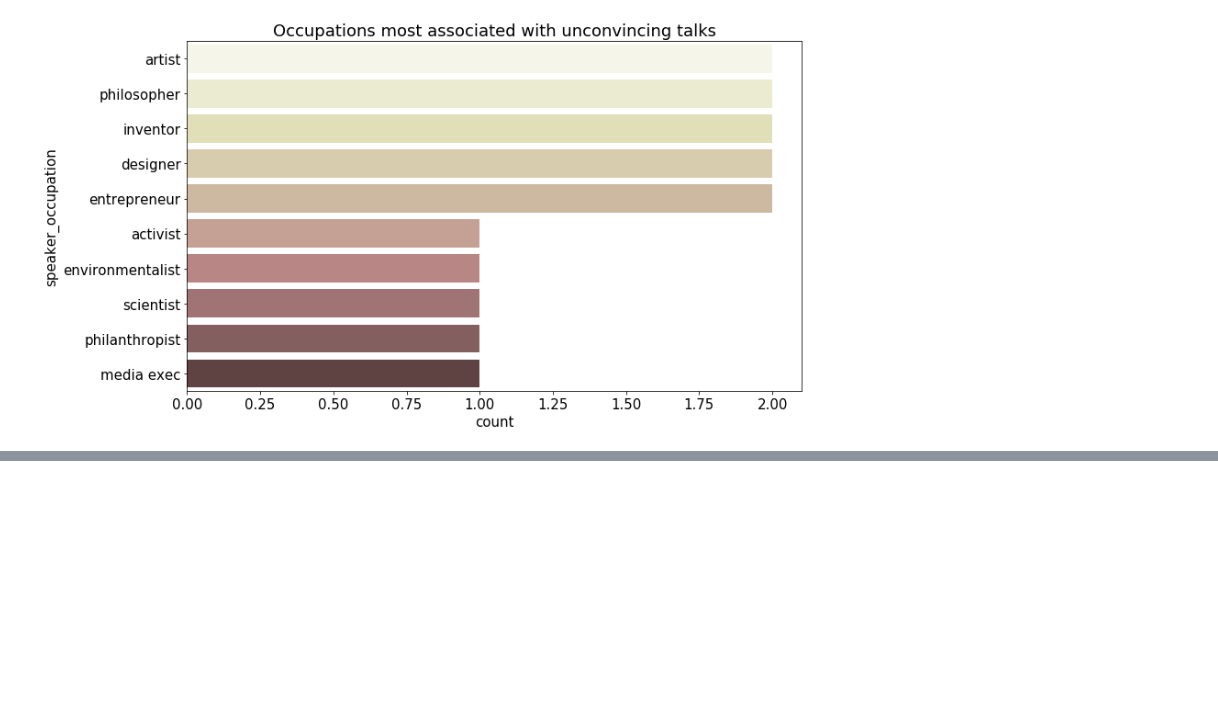
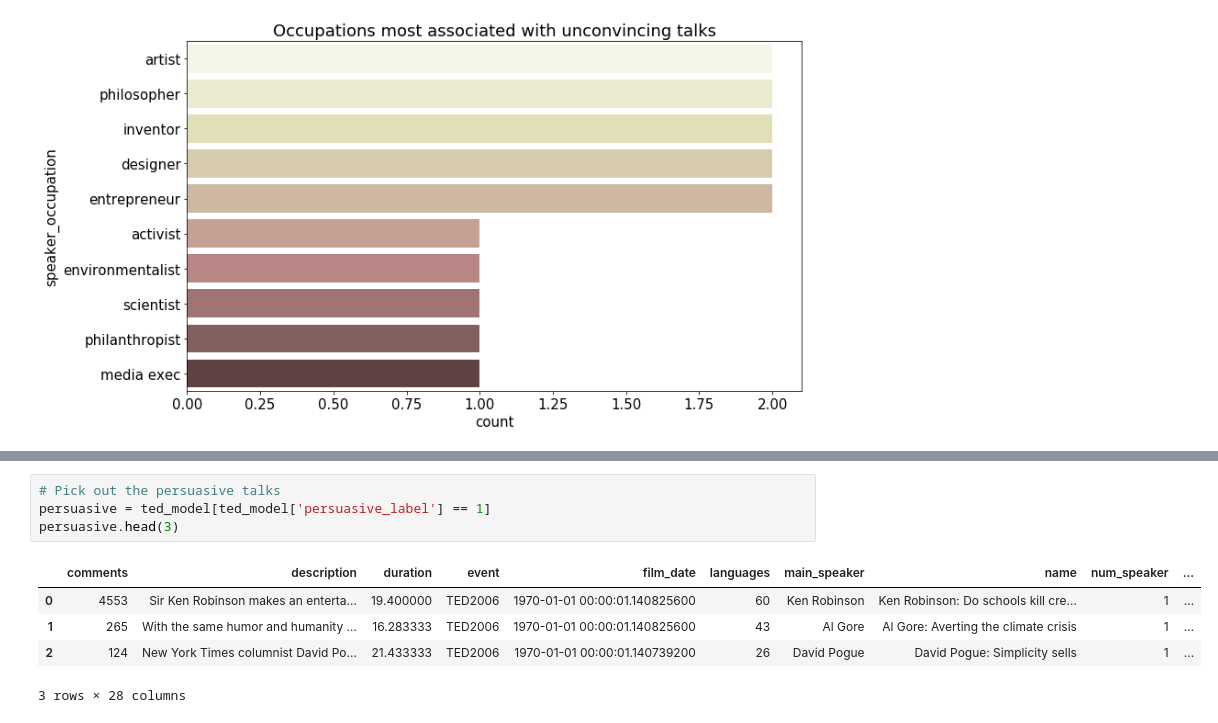
Before and after one commit to neebimin/The-Persuasive-Power-of-Words, a Jupyter notebook: code/02 Exploratory Data Analysis.ipynb, the cells around one changed output, grey strips where cells are left out. Saved outputs shown, nothing was run; the diff lists cells and outputs as text; blank space fills up the shorter version.

```diff
--- a/code/02 Exploratory Data Analysis.ipynb
+++ b/code/02 Exploratory Data Analysis.ipynb
@@ -352,0 +338,10 @@ plt.show()
+# %%
+# Pick out the persuasive talks
+persuasive = ted_model[ted_model['persuasive_label'] == 1]
+persuasive.head(3)
+# %% [output]
+|  | comments | description | duration | event | film_date | languages | main_speaker | name | num_speaker | ... |
+| 0 | 4553 | Sir Ken Robinson makes an enterta... | 19.400000 | TED2006 | 1970-01-01 00:00:01.140825600 | 60 | Ken Robinson | Ken Robinson: Do schools kill cre... | 1 | ... |
+| 1 | 265 | With the same humor and humanity ... | 16.283333 | TED2006 | 1970-01-01 00:00:01.140825600 | 43 | Al Gore | Al Gore: Averting the climate crisis | 1 | ... |
+| 2 | 124 | New York Times columnist David Po... | 21.433333 | TED2006 | 1970-01-01 00:00:01.140739200 | 26 | David Pogue | David Pogue: Simplicity sells | 1 | ... |
+3 rows × 28 columns
```
Also changed, not shown: parts of 16 cells of this notebook, 6 other files.
